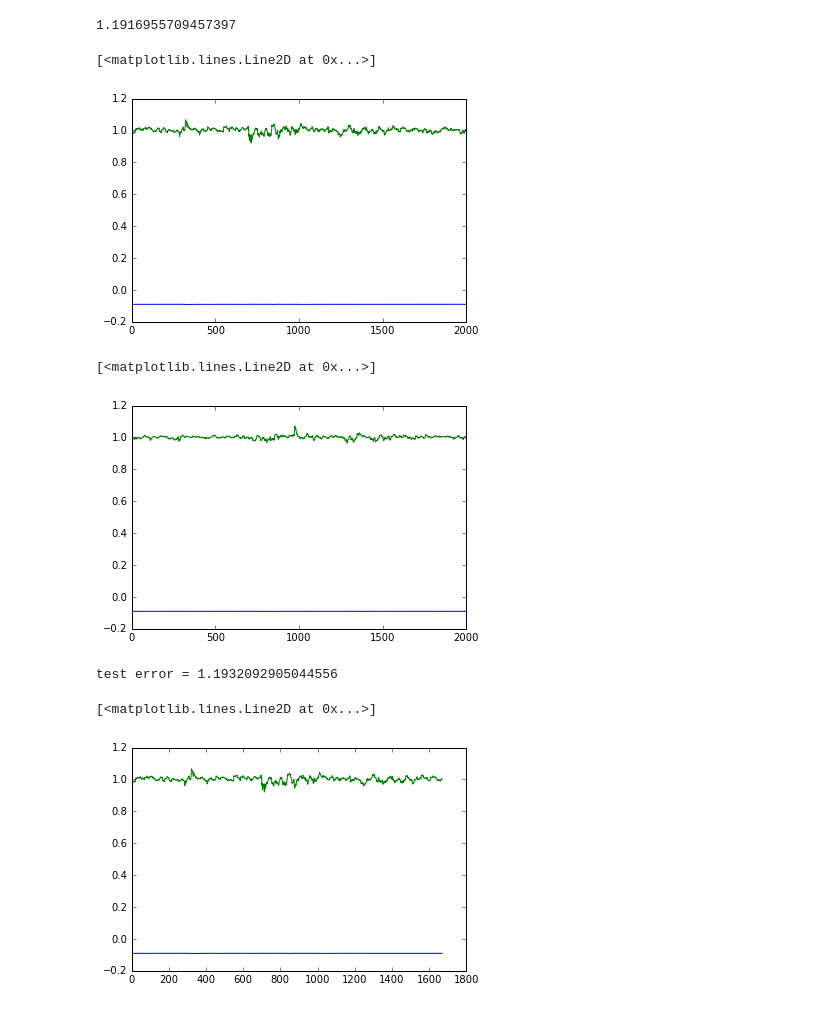
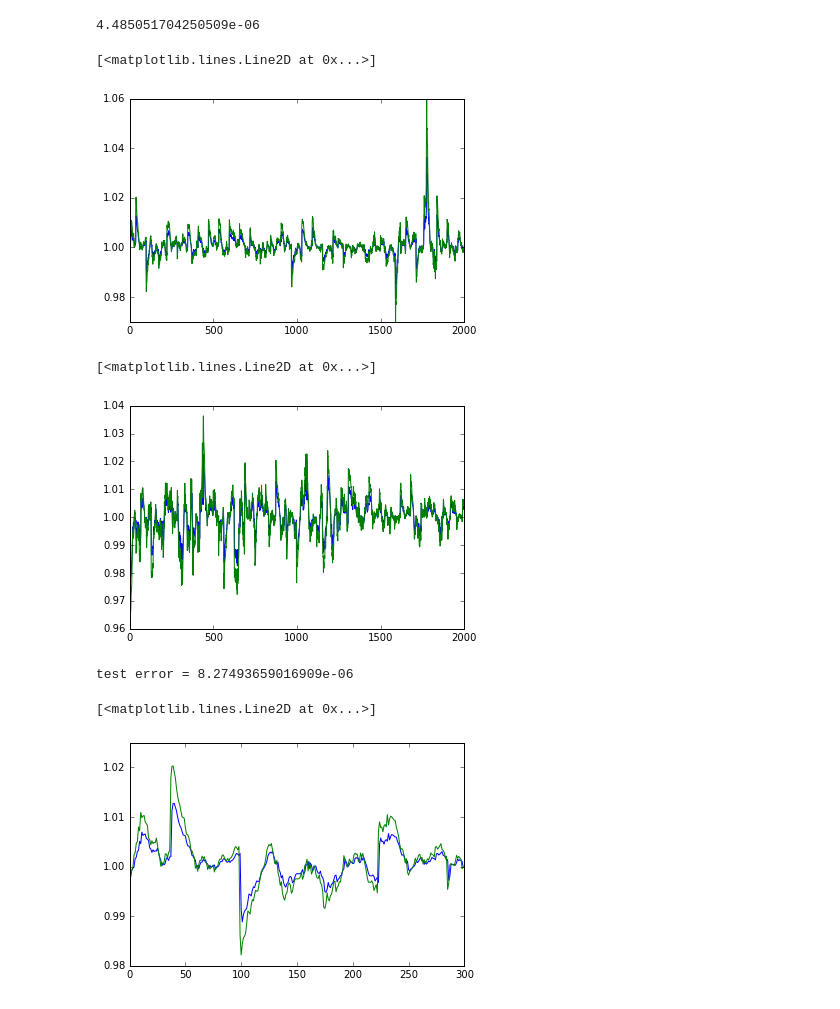
Before and after one commit to haretaro/ichiyo, a Jupyter notebook: net/train.ipynb, the cells around one changed output. Drawn from its saved outputs; the diff is of its cells as text; code cells hidden in the pictures.

```diff
--- a/net/train.ipynb
+++ b/net/train.ipynb
@@ -9,19 +9,21 @@ import math
 import matplotlib.pyplot as plt
 from net import Net, MLP
 # %%
-n_epoch = 3 #エポック
-batchsize = 3000 #バッチサイズ
+n_epoch = 1000000 #エポック
+batchsize = 5000 #バッチサイズ
 bprop_len = 100 #何回でバックプロパゲーションを打ち切るか(trancate)
 n_units = 20 #中間層のユニット数
 grad_clip = 5 #誤差関数の絶対値をこの値に制限する
-use_gpu = False #GPUを使うかどうか
+use_gpu = True #GPUを使うかどうか
 # %%
 xp = cuda.cupy if use_gpu is True else np
 # %%
 raw_data = []
-f = open('30minutes.csv','r')
+f = open('nikkei5min.csv','r')
 data = csv.reader(f, delimiter=',')
 for row in data:
+    if row[7] == "":
+        continue
     raw_data.append(row[7])
 raw_data = np.asarray(raw_data, dtype=np.float32)
 data_x = raw_data[:-1]
@@ -102,27 +123,27 @@ output, error = evaluate(model, train_data_x, train_data_y)
 
 print(error)
 # %% [output]
-1.1916955709457397
+4.485051704250509e-06
 # %%
 plt.plot(output[:2000])
 plt.plot(train_data_y[:2000])
 # %% [output]
 [<matplotlib.lines.Line2D at 0x...>]
-[figure, old version]
+[figure, new version]
 # %%
 plt.plot(output[4000:6000])
 plt.plot(train_data_y[4000:6000])
 # %% [output]
 [<matplotlib.lines.Line2D at 0x...>]
-[figure, old version]
+[figure, new version]
 # %%
 output, error = evaluate(model, test_data_x, test_data_y)
 print('test error = {}'.format(error))
 # %% [output]
-test error = 1.1932092905044556
+test error = 8.27493659016909e-06
 # %%
-plt.plot(output)
-plt.plot(test_data_y)
+plt.plot(output[:300])
+plt.plot(test_data_y[:300])
 # %% [output]
 [<matplotlib.lines.Line2D at 0x...>]
-[figure, old version]
+[figure, new version]
```
Also changed, not shown: parts of 4 cells of this notebook.
